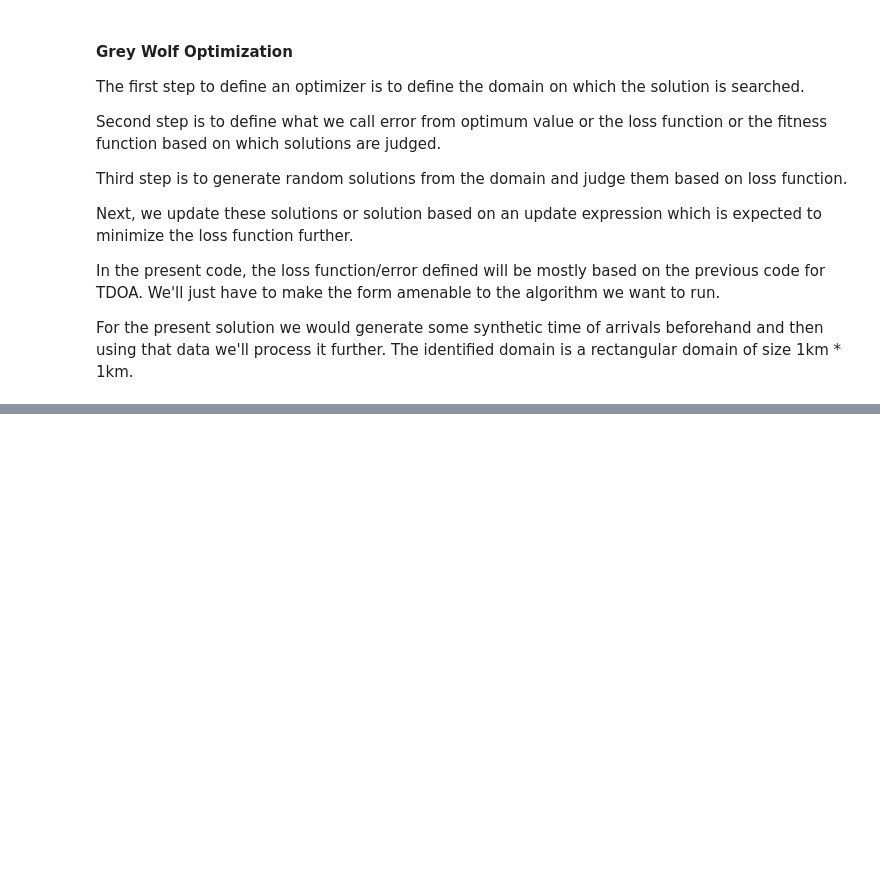
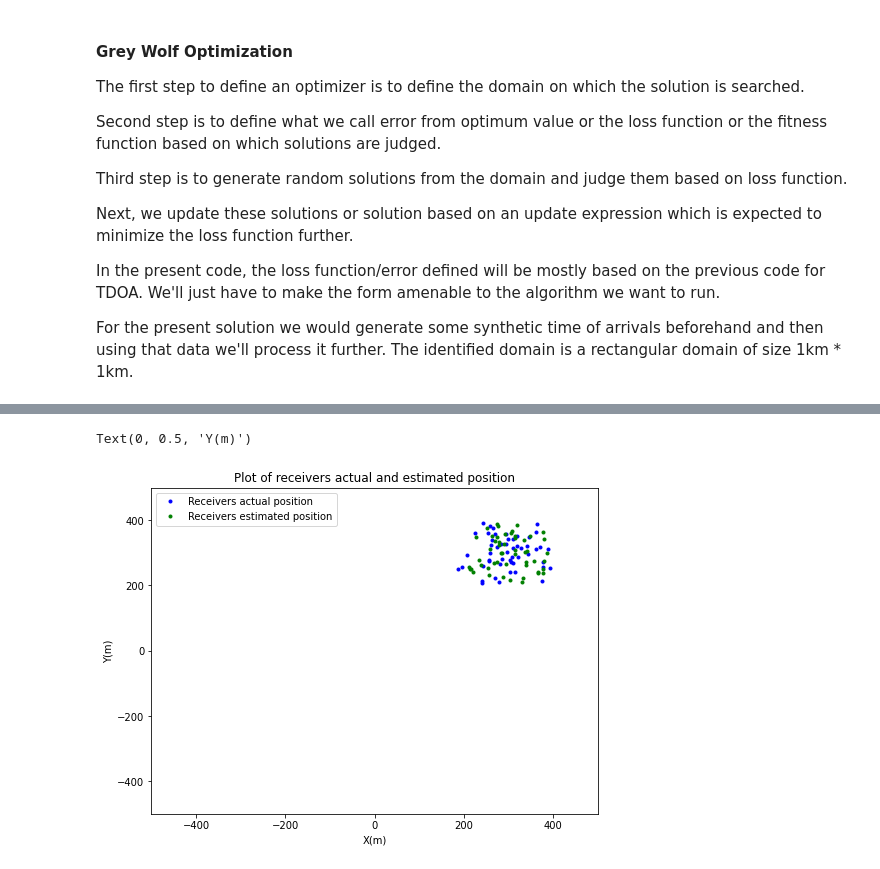
Before and after one commit to Student-Satellite-IITB/GLEE, a Jupyter notebook: Optimization/Grey_wolf_optimization.ipynb, the cells around one changed output, grey strips where cells are left out. Cells and saved outputs as stored; diff of their text form; code cells hidden in the pictures; blank space fills up the shorter version.

```diff
--- a/Optimization/Grey_wolf_optimization.ipynb
+++ b/Optimization/Grey_wolf_optimization.ipynb
@@ -54,6 +54,6 @@ t_Rec_real = np.array(t_rec_ideal + noise_t)
 # %%
 # Now generating some random solutions for input and intializing number of wolves and their types, alpha, beta and delta are taken to be one each
 
-n_wolves = 8 # number of wolves
-initial_pos = 300  + np.random.normal(loc=0.0,scale =100,size = (n_wolves,n_rec+1,2))  # in order to make sure that the spread is in entire domain
+n_wolves = 15 # number of wolves
+initial_pos = 300  + np.random.normal(loc=0.0,scale =50,size = (n_wolves,n_rec+1,2))  # in order to make sure that the spread is in entire domain
 # %%
@@ -175,0 +287,16 @@ plt.ylim(-500,500)
+# %%
+plt.figure(figsize=(8,6))
+plt.plot(rec_pos_actual[:,0],rec_pos_actual[:,1],'b.',label='Receivers actual position')
+#plt.plot(initial_pos[0,1:,0],initial_pos[0,1:,1],'k.',label='REceivers guessed position')
+plt.plot(alpha_pos[1:,0],alpha_pos[1:,1],'g.',label='Receivers estimated position')
+
+
+plt.legend()
+plt.title('Plot of receivers actual and estimated position')
+plt.xlim(-500,500)
+plt.ylim(-500,500)
+plt.xlabel('X(m)')
+plt.ylabel('Y(m)')
+# %% [output]
+Text(0, 0.5, 'Y(m)')
+[figure, added]
```
Also changed, not shown: parts of 20 cells of this notebook.
